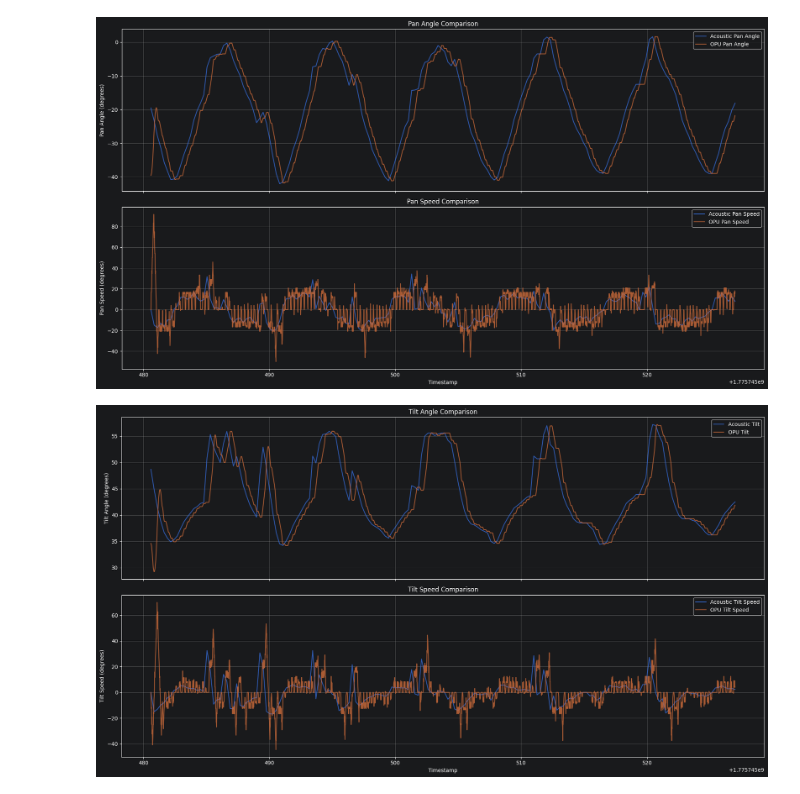
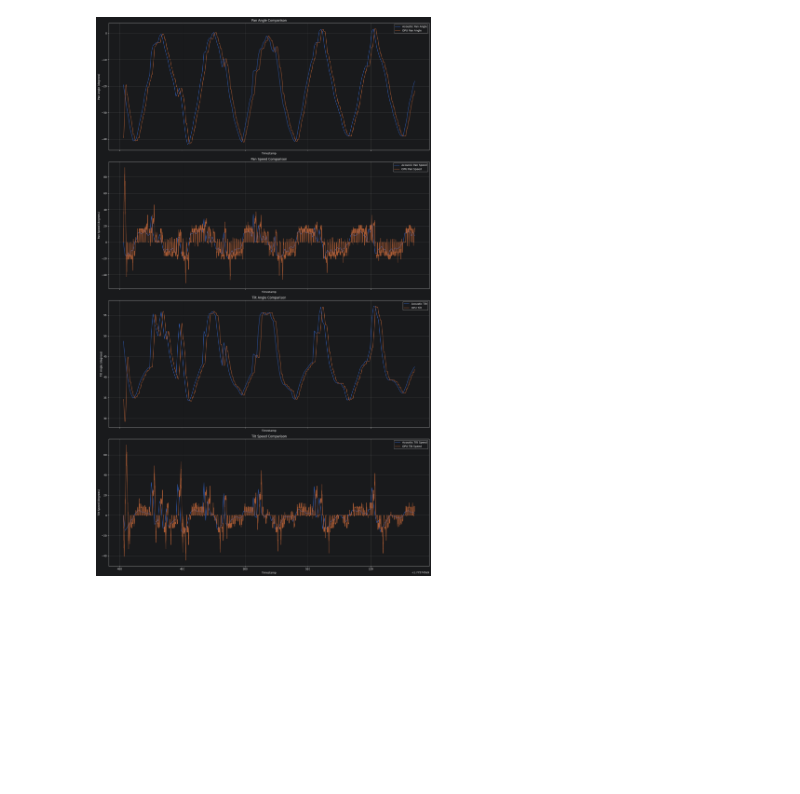
Before and after one commit to Smoren/research-jupyter, a Jupyter notebook: acoustic.ipynb, the cells around one changed output. Drawn from its saved outputs; the diff is of its cells as text; code cells hidden in the pictures; blank space fills up the shorter version.

```diff
--- a/acoustic.ipynb
+++ b/acoustic.ipynb
@@ -57,50 +100,6 @@ opu_file_name = 'log_opu_2026_04_09_17_38_00.csv'
 
 acoustic_df, opu_df = read_data_frames(experiment_dir, acoustic_file_name, opu_file_name)
 # %%
-fig, (ax1, ax2) = plt.subplots(2, 1, figsize=(18, 10), sharex=True)
-
-# 1. График для Pan Angle
-ax1.plot(acoustic_df['timestamp'], acoustic_df['pan_angle'], label='Acoustic Pan Angle', alpha=0.8)
-ax1.plot(opu_df['timestamp'], opu_df['pan_angle'], label='OPU Pan Angle', alpha=0.8)
-ax1.set_ylabel('Pan Angle (degrees)')
-ax1.set_title('Pan Angle Comparison')
-ax1.legend()
-ax1.grid(True)
-
-# 2. График для Pan Speed
-ax2.plot(acoustic_df['timestamp'], acoustic_df['pan_speed'], label='Acoustic Pan Speed', alpha=0.8)
-ax2.plot(opu_df['timestamp'], opu_df['pan_speed'], label='OPU Pan Speed', alpha=0.8)
-ax2.set_xlabel('Timestamp')
-ax2.set_ylabel('Pan Speed (degrees)')
-ax2.set_title('Pan Speed Comparison')
-ax2.legend()
-ax2.grid(True)
-
-plt.tight_layout()
-plt.show()
+show_plots(acoustic_df, opu_df)
 # %% [output]
-[figure, old version]
+[figure, new version]
-# %%
-fig, (ax1, ax2) = plt.subplots(2, 1, figsize=(18, 10), sharex=True)
-
-# 1. График для Pan Angle
-ax1.plot(acoustic_df['timestamp'], acoustic_df['tilt_angle'], label='Acoustic Tilt', alpha=0.8)
-ax1.plot(opu_df['timestamp'], opu_df['tilt_angle'], label='OPU Tilt', alpha=0.8)
-ax1.set_ylabel('Tilt Angle (degrees)')
-ax1.set_title('Tilt Angle Comparison')
-ax1.legend()
-ax1.grid(True)
-
-# 2. График для Tilt Speed
-ax2.plot(acoustic_df['timestamp'], acoustic_df['tilt_speed'], label='Acoustic Tilt Speed', alpha=0.8)
-ax2.plot(opu_df['timestamp'], opu_df['tilt_speed'], label='OPU Tilt Speed', alpha=0.8)
-ax2.set_xlabel('Timestamp')
-ax2.set_ylabel('Tilt Speed (degrees)')
-ax2.set_title('Tilt Speed Comparison')
-ax2.legend()
-ax2.grid(True)
-
-plt.tight_layout()
-plt.show()
-# %% [output]
-[figure, removed]
```
Also changed, not shown: parts of 1 cell of this notebook.
